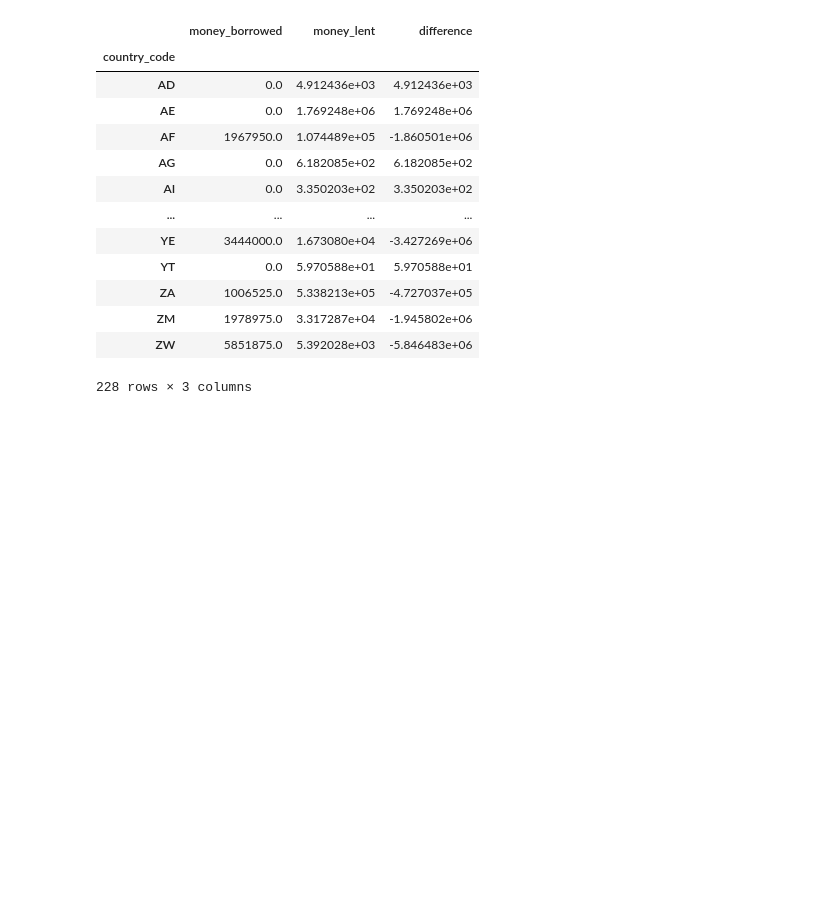
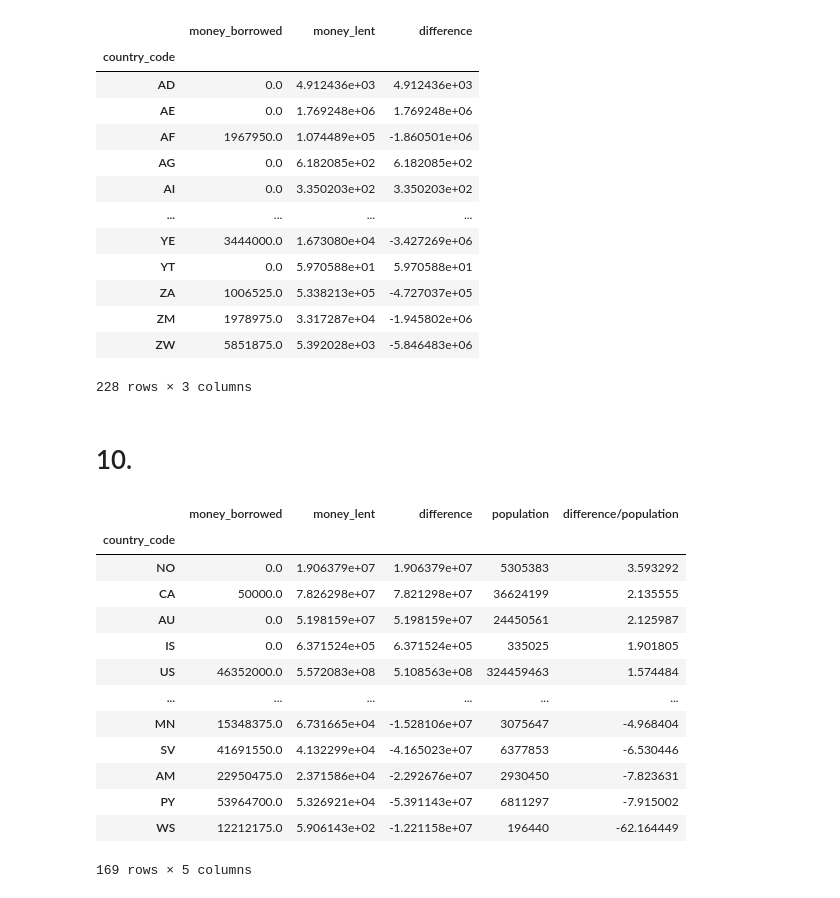
Before and after one commit to AleC28696/ProgettoFCS, a Jupyter notebook: Untitled.ipynb, the cells around one changed output. Drawn from its saved outputs; the diff is of its cells as text; code cells hidden in the pictures; blank space fills up the shorter version.

```diff
--- a/Untitled.ipynb
+++ b/Untitled.ipynb
@@ -369,3 +373,26 @@ difference_per_country
 | ZM | 1978975.0 | 3.317287e+04 | -1.945802e+06 |
 | ZW | 5851875.0 | 5.392028e+03 | -5.846483e+06 |
 228 rows × 3 columns
+# %% [markdown]
+# 10.
+# %%
+country_stats = pd.read_csv("country_stats.csv")
+
+country_ratio = difference_per_country.join(country_stats[['country_code', 'population']].set_index('country_code'), on='country_code', how='inner')
+country_ratio['difference/population'] = country_ratio['difference'] / country_ratio['population']
+country_ratio.sort_values('difference/population', ascending=False)
+# %% [output]
+|  | money_borrowed | money_lent | difference | population | difference/population |
+| country_code |  |  |  |  |  |
+| NO | 0.0 | 1.906379e+07 | 1.906379e+07 | 5305383 | 3.593292 |
+| CA | 50000.0 | 7.826298e+07 | 7.821298e+07 | 36624199 | 2.135555 |
+| AU | 0.0 | 5.198159e+07 | 5.198159e+07 | 24450561 | 2.125987 |
+| IS | 0.0 | 6.371524e+05 | 6.371524e+05 | 335025 | 1.901805 |
+| US | 46352000.0 | 5.572083e+08 | 5.108563e+08 | 324459463 | 1.574484 |
+| ... | ... | ... | ... | ... | ... |
+| MN | 15348375.0 | 6.731665e+04 | -1.528106e+07 | 3075647 | -4.968404 |
+| SV | 41691550.0 | 4.132299e+04 | -4.165023e+07 | 6377853 | -6.530446 |
+| AM | 22950475.0 | 2.371586e+04 | -2.292676e+07 | 2930450 | -7.823631 |
+| PY | 53964700.0 | 5.326921e+04 | -5.391143e+07 | 6811297 | -7.915002 |
+| WS | 12212175.0 | 5.906143e+02 | -1.221158e+07 | 196440 | -62.164449 |
+169 rows × 5 columns
```
Also changed, not shown: parts of 11 cells of this notebook.
